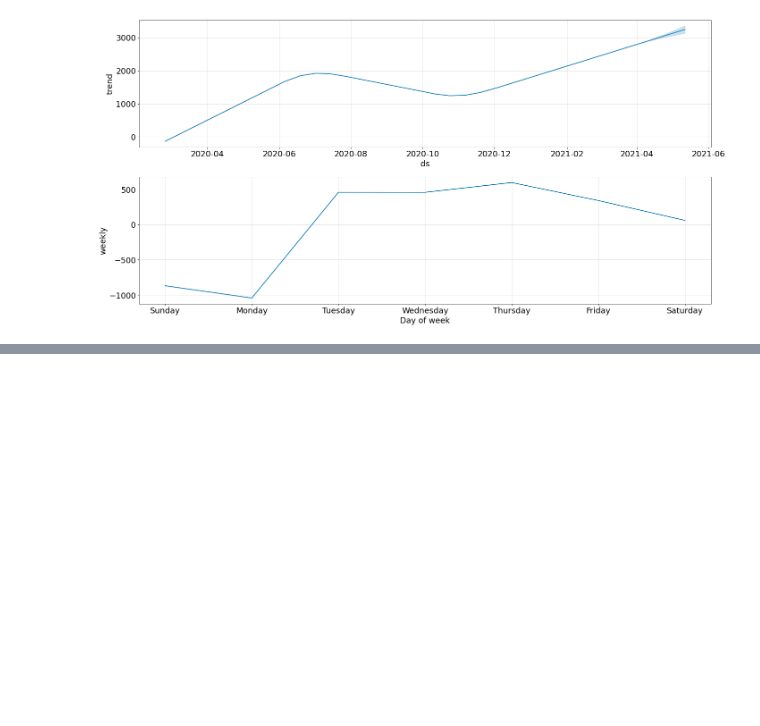
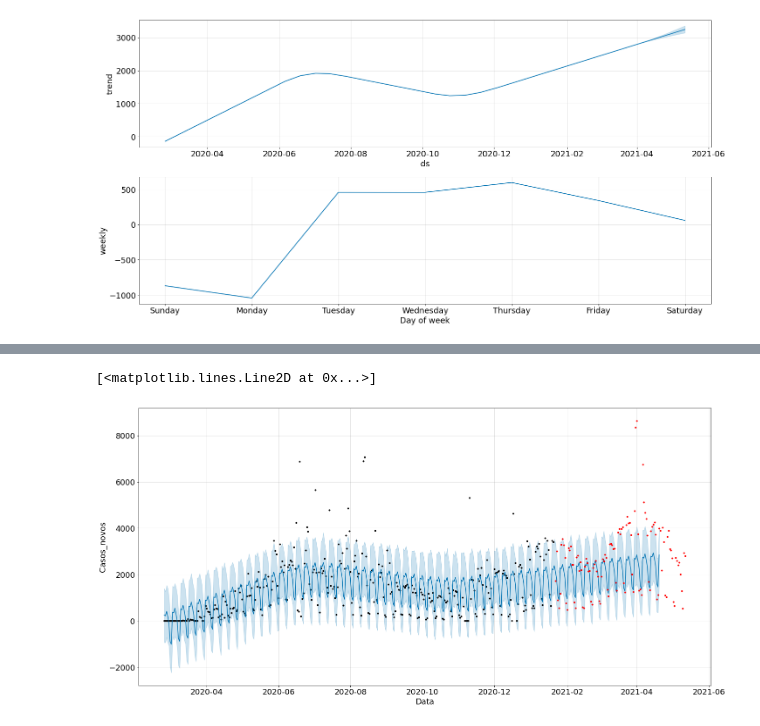
Before and after one commit to RPGraciotti/BootCampAlura, a Jupyter notebook: Modulo_3/Aula_2_primeiras_previsoes.ipynb, the cells around one changed output, grey strips where cells are left out. Saved outputs shown, nothing was run; the diff lists cells and outputs as text; code cells hidden in the pictures; blank space fills up the shorter version.

```diff
--- a/Modulo_3/Aula_2_primeiras_previsoes.ipynb
+++ b/Modulo_3/Aula_2_primeiras_previsoes.ipynb
@@ -151,0 +195,6 @@ m2.plot_components(previsao2, figsize = (20,10));
+# %%
+m3.plot(prev90, xlabel = "Data", ylabel = "Casos_novos", figsize = (20,10));
+plt.plot(df3_teste.loc[:,"ds"], df3_teste.loc[:,"y"], ".r")
+# %% [output]
+[<matplotlib.lines.Line2D at 0x...>]
+[figure, added]
```
Also changed, not shown: parts of 22 cells of this notebook.
